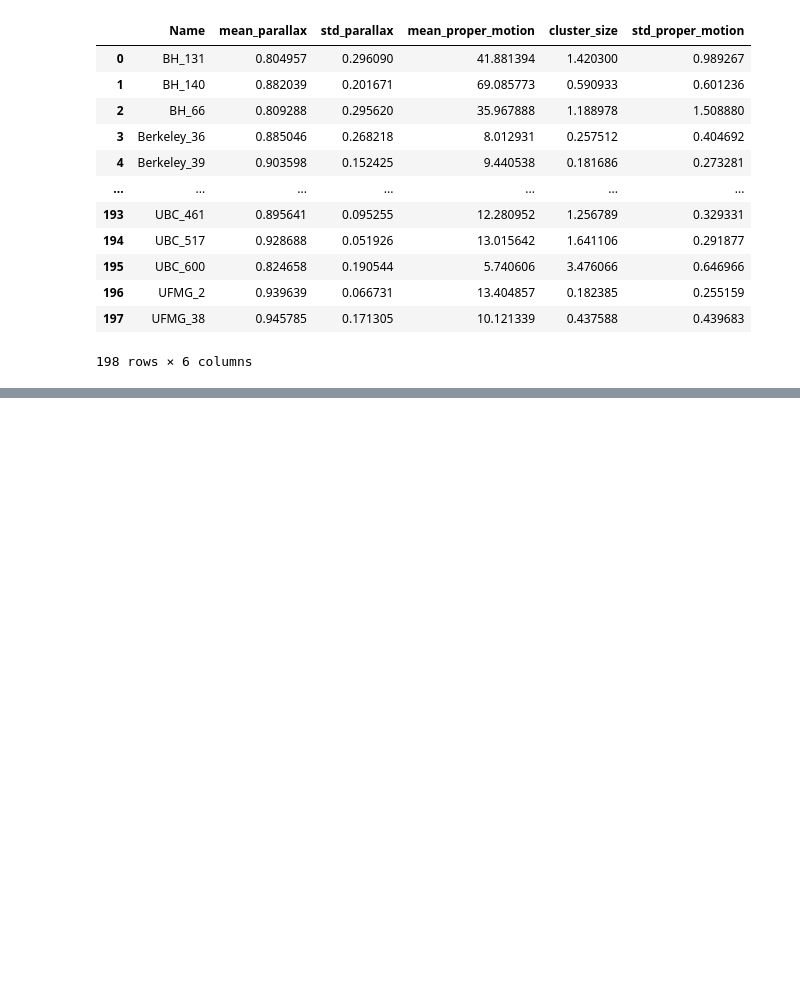
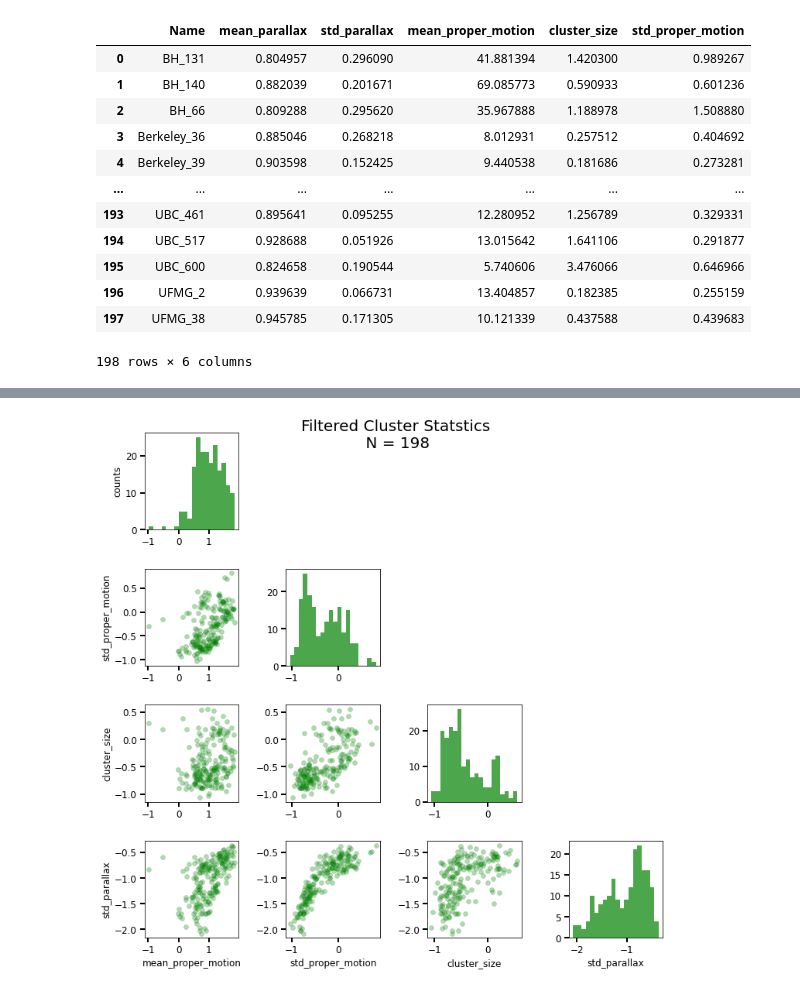
Before and after one commit to afinemax/stat_meth, a Jupyter notebook: assignments/a2/a2_max_fine.ipynb, the cells around one changed output, grey strips where cells are left out. Cells and saved outputs as stored; diff of their text form; code cells hidden in the pictures; blank space fills up the shorter version.

```diff
--- a/assignments/a2/a2_max_fine.ipynb
+++ b/assignments/a2/a2_max_fine.ipynb
@@ -659,0 +546,7 @@ correlation_results_df
+# %%
+plotting_df = filtered_cluster_stats_corr
+labels = ['mean_proper_motion', 'std_proper_motion', 'cluster_size', 'std_parallax',]
+parameters = labels
+corner_plot(labels, plotting_df, parameters)
+# %% [output]
+[figure, added]
```
Also changed, not shown: parts of 14 cells of this notebook.
